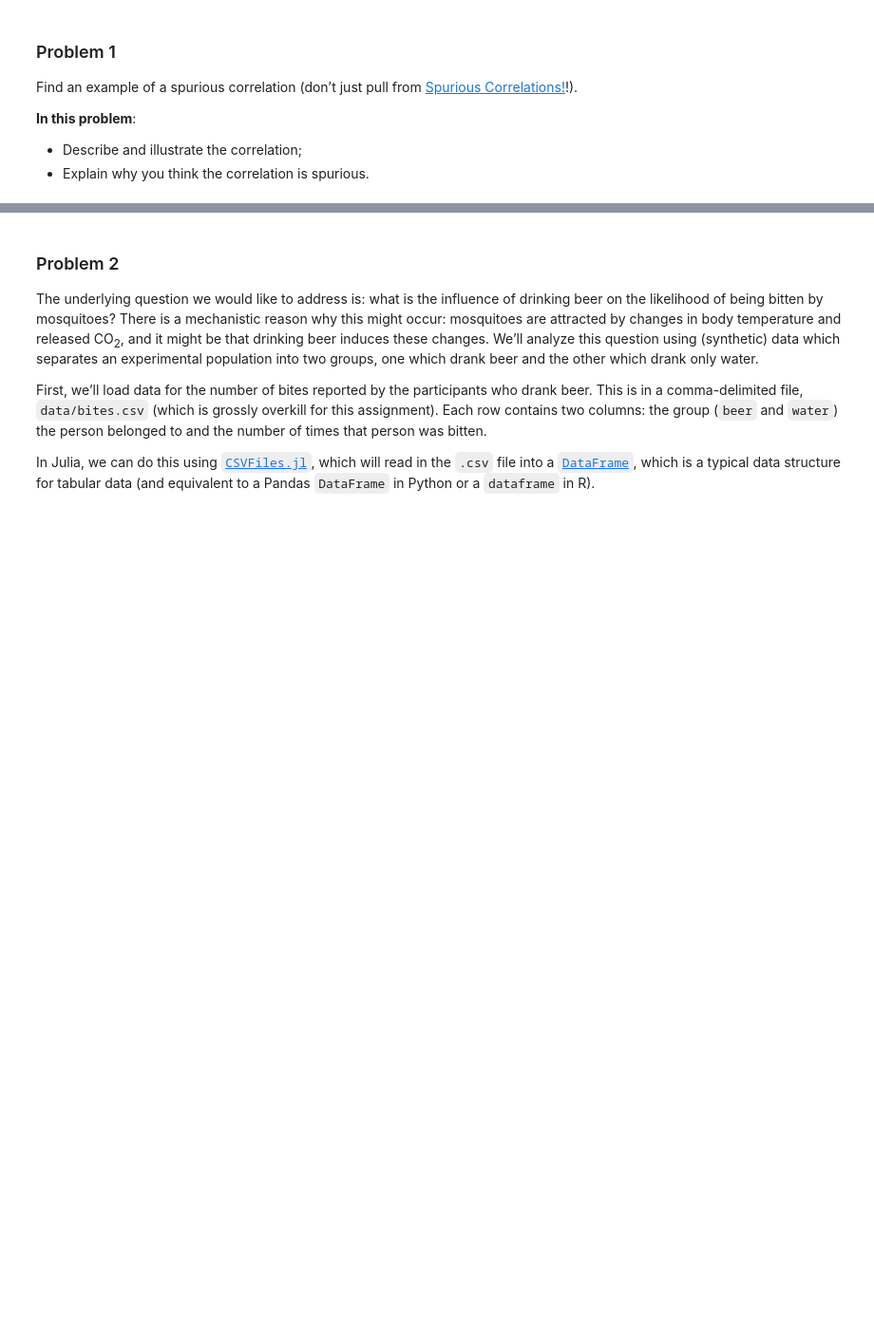
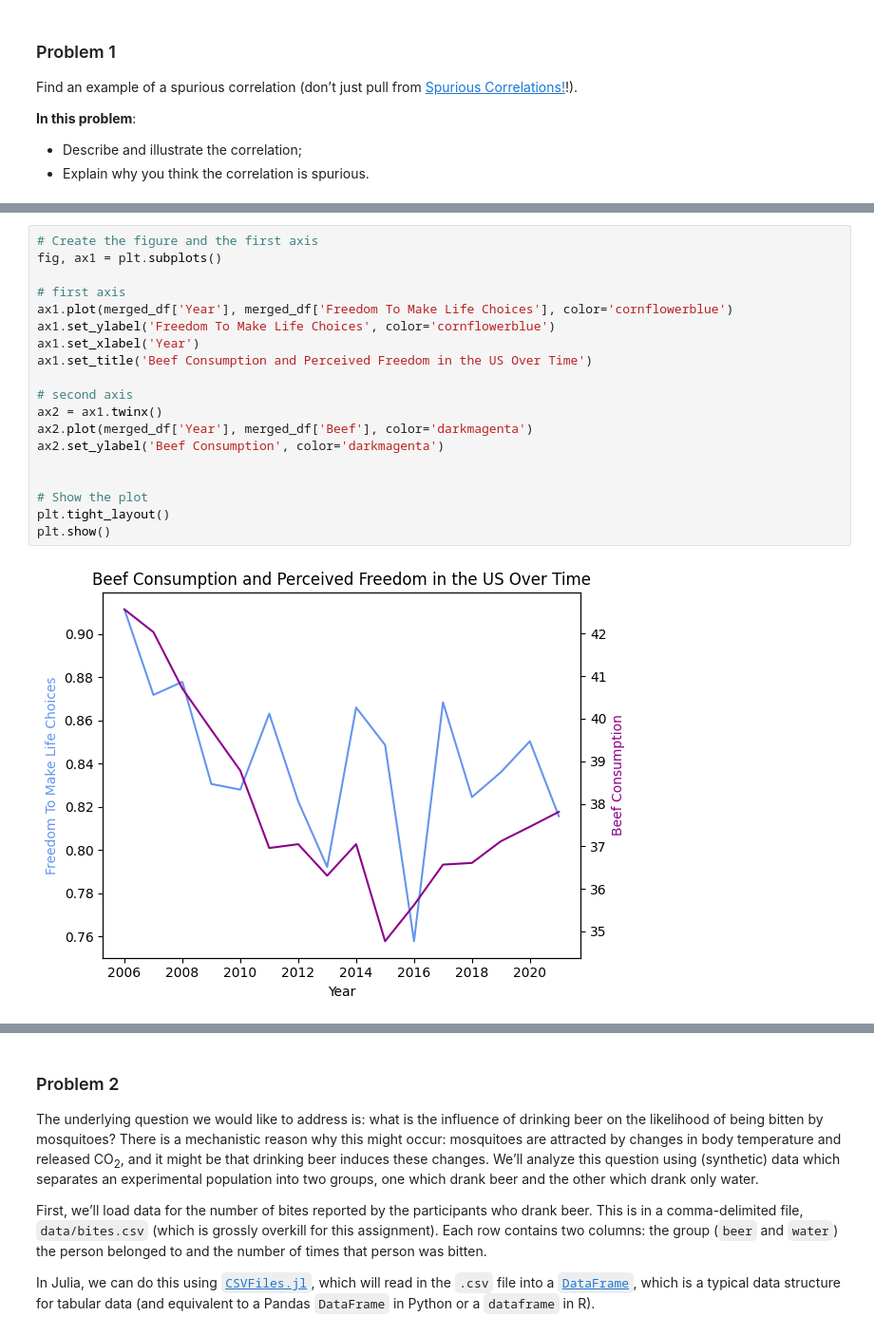
Before and after one commit to BEE4850-SP25/hw01-mcallen14, a Jupyter notebook: hw01.ipynb, the cells around one changed output, grey strips where cells are left out. Shown: that part at 95% size. Drawn from its saved outputs; the diff is of its cells as text; blank space fills up the shorter version.

```diff
--- a/hw01.ipynb
+++ b/hw01.ipynb
@@ -76,0 +118,21 @@ Correlations!](https://www.tylervigen.com/spurious-correlations)!).
+# %%
+# Create the figure and the first axis
+fig, ax1 = plt.subplots()
+
+# first axis
+ax1.plot(merged_df['Year'], merged_df['Freedom To Make Life Choices'], color='cornflowerblue')
+ax1.set_ylabel('Freedom To Make Life Choices', color='cornflowerblue')
+ax1.set_xlabel('Year')
+ax1.set_title('Beef Consumption and Perceived Freedom in the US Over Time')
+
+# second axis
+ax2 = ax1.twinx()
+ax2.plot(merged_df['Year'], merged_df['Beef'], color='darkmagenta')
+ax2.set_ylabel('Beef Consumption', color='darkmagenta')
+
+
+# Show the plot
+plt.tight_layout()
+plt.show()
+# %% [output]
+[figure, added]
```
Also changed, not shown: parts of 26 cells of this notebook.
